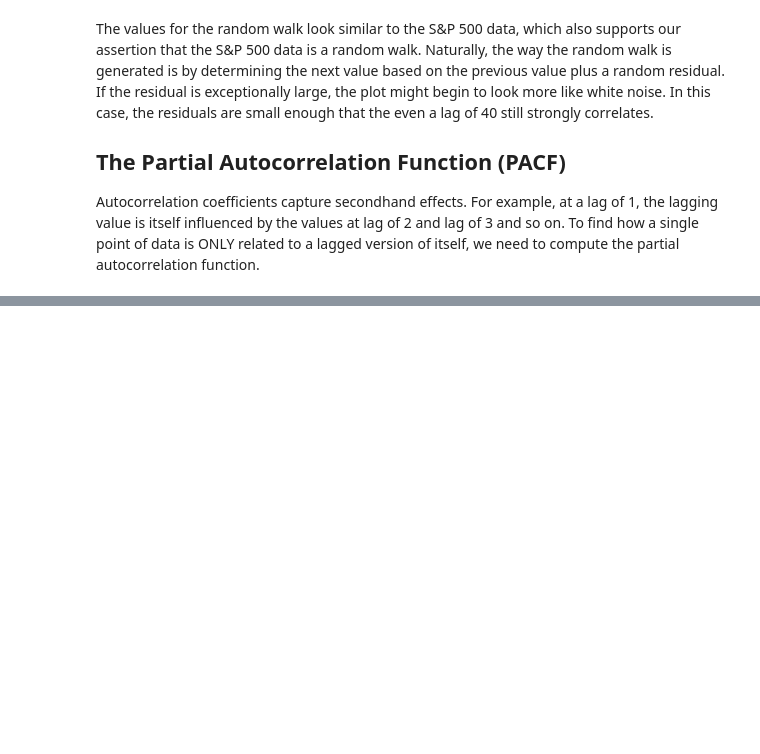
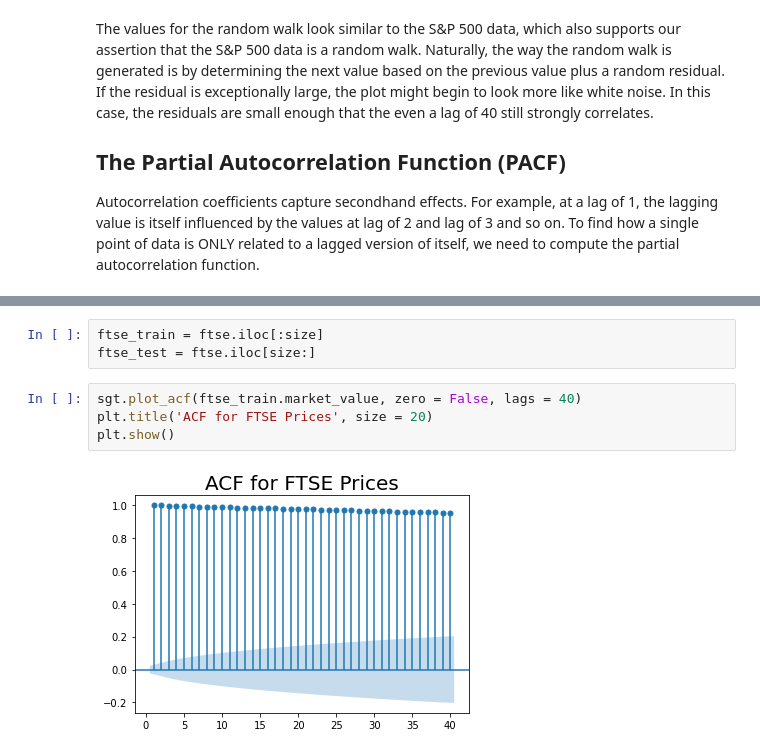
Before and after one commit to adam-gomez/time-series-exercises, a Jupyter notebook: time_series_analysis_model.ipynb, the cells around one changed output, grey strips where cells are left out. Drawn from its saved outputs; the diff is of its cells as text; blank space fills up the shorter version.

```diff
--- a/time_series_analysis_model.ipynb
+++ b/time_series_analysis_model.ipynb
@@ -510,0 +578,9 @@ sgt.plot_pacf()
+# %%
+ftse_train = ftse.iloc[:size]
+ftse_test = ftse.iloc[size:]
+# %%
+sgt.plot_acf(ftse_train.market_value, zero = False, lags = 40)
+plt.title('ACF for FTSE Prices', size = 20)
+plt.show()
+# %% [output]
+[figure, added]
```
Also changed, not shown: parts of 17 cells of this notebook.
